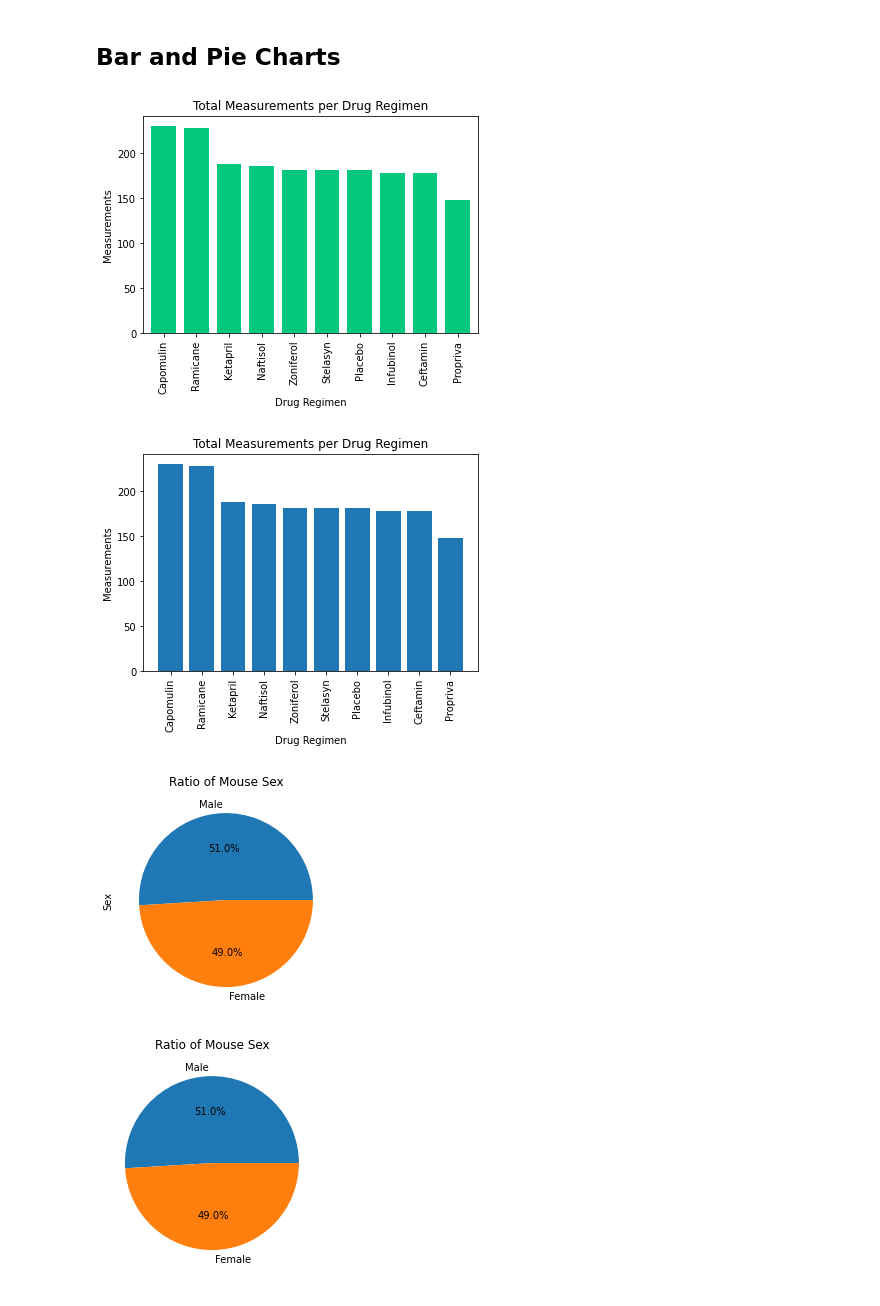
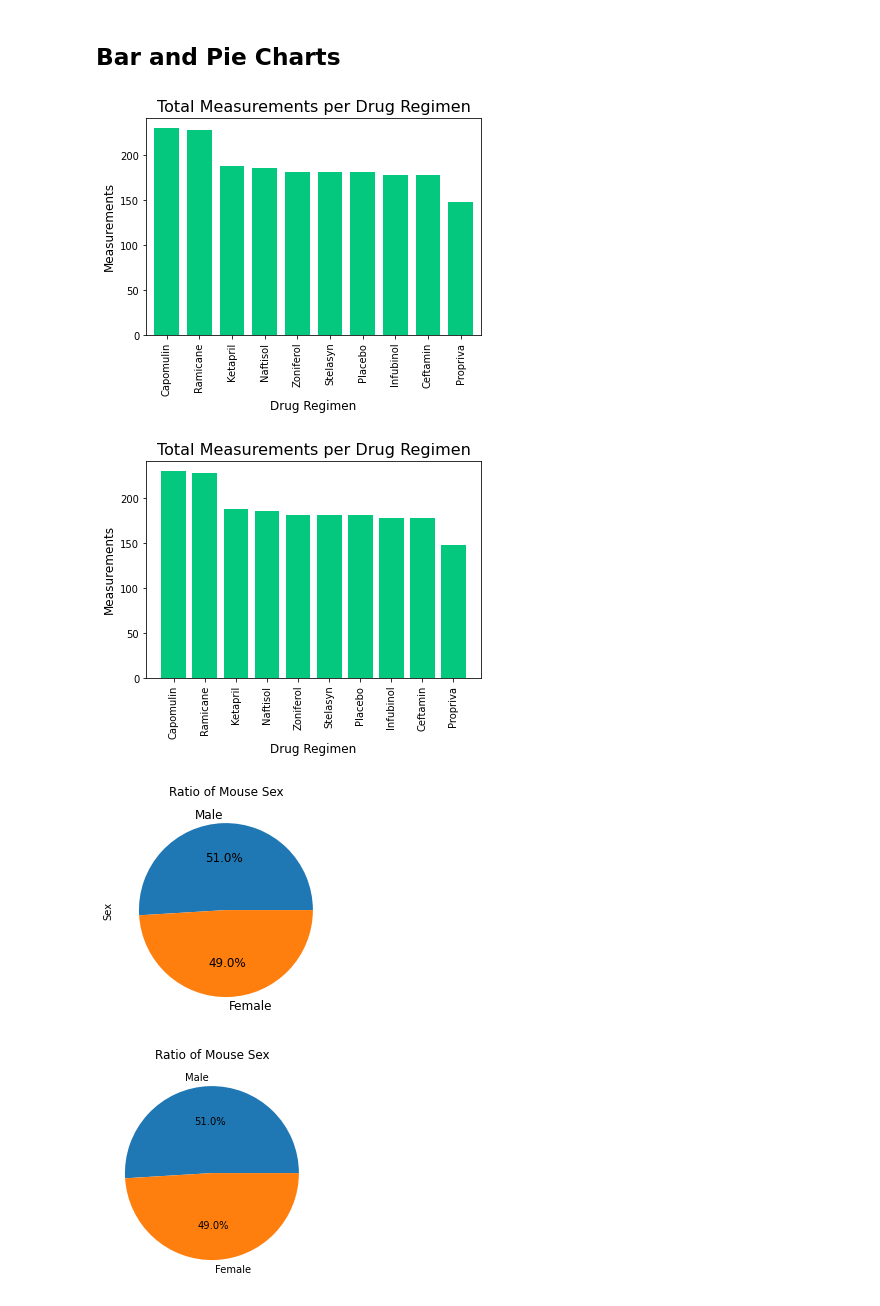
Before and after one commit to danijmartin/matplotlib-challenge, a Jupyter notebook: pymaceuticals.ipynb, the cells around one changed output. Drawn from its saved outputs; the diff is of its cells as text; code cells hidden in the pictures.

Commit message:
updated plt bar chart formatting

```diff
--- a/pymaceuticals.ipynb
+++ b/pymaceuticals.ipynb
@@ -137,29 +137,29 @@ summary_statistics
 # %%
 # Generate a bar plot showing the total number of measurements taken on each drug regimen using pandas.
 regimen_measurements = combined_data['Drug Regimen'].value_counts()
-plt.title('Total Measurements per Drug Regimen')
-plt.xlabel('Drug Regimen')
-plt.ylabel('Measurements')
+plt.title('Total Measurements per Drug Regimen', fontsize=16)
+plt.xlabel('Drug Regimen', fontsize=12)
+plt.ylabel('Measurements', fontsize=12)
 regimen_measurements.plot(kind='bar', width=0.75, color='#03C87E')
 plt.show()
 # %% [output]
-[figure, old version]
+[figure, new version]
 # %%
 # Generate a bar plot showing the total number of measurements taken on each drug regimen using pyplot.
-plt.bar(regimen_measurements.index, regimen_measurements)
-plt.title('Total Measurements per Drug Regimen')
-plt.xlabel('Drug Regimen')
-plt.ylabel('Measurements')
+plt.title('Total Measurements per Drug Regimen', fontsize=16)
+plt.xlabel('Drug Regimen', fontsize=12)
+plt.ylabel('Measurements', fontsize=12)
+plt.bar(regimen_measurements.index, regimen_measurements, color='#03C87E')
 plt.xticks(rotation=90)
 plt.show()
 # %% [output]
-[figure, old version]
+[figure, new version]
 # %%
 # Generate a pie plot showing the distribution of female versus male mice using pandas
-combined_data.Sex.value_counts().plot(kind='pie', title="Ratio of Mouse Sex", autopct='%1.1f%%')
+combined_data.Sex.value_counts().plot(kind='pie', title="Ratio of Mouse Sex", fontsize=12, autopct='%1.1f%%')
 plt.show()
 # %% [output]
-[figure, old version]
+[figure, new version]
 # %%
 # Generate a pie plot showing the distribution of female versus male mice using pyplot
 plt.pie(combined_data.Sex.value_counts(), labels=['Male', 'Female'], autopct='%1.1f%%')
```
